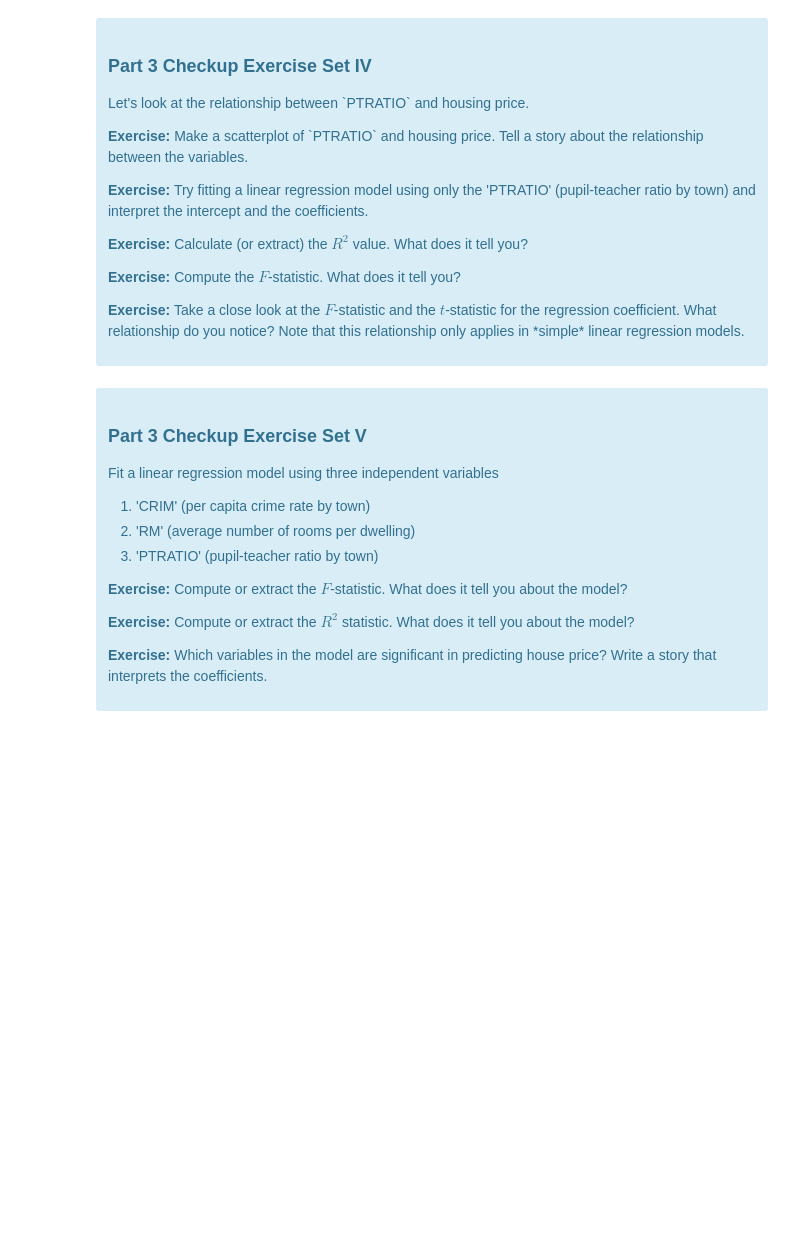
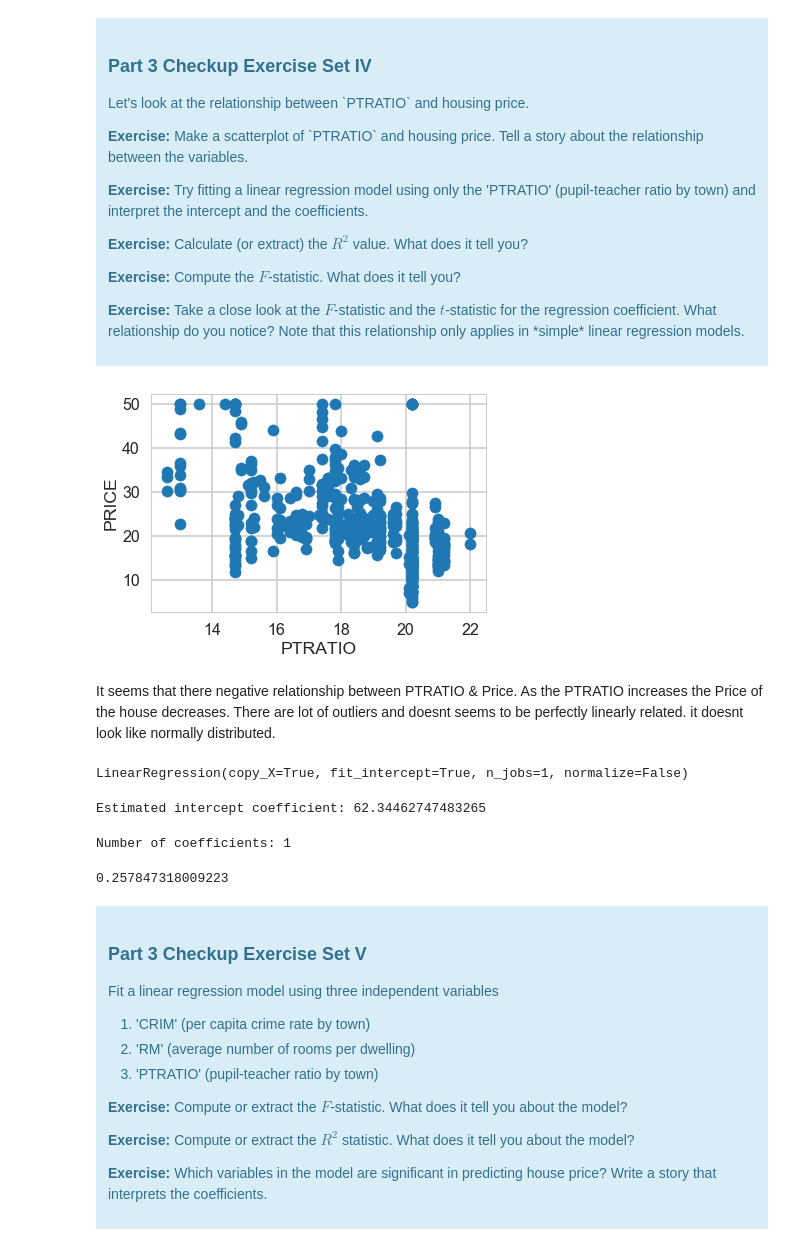
Before and after one commit to ravic1982/Springboard-Exercise, a Jupyter notebook: Mini_Project_Linear_Regression.ipynb, the cells around one changed output. Cells and saved outputs as stored; diff of their text form; code cells hidden in the pictures; blank space fills up the shorter version.

```diff
--- a/Mini_Project_Linear_Regression.ipynb
+++ b/Mini_Project_Linear_Regression.ipynb
@@ -628,3 +709,32 @@ Once we compute the $F$-statistic, we can use the $F$-distribution with $N-K$ an
+# %%
+# your turn
+plt.scatter(bos['PTRATIO'],bos['PRICE'])
+plt.xlabel('PTRATIO')
+plt.ylabel('PRICE')
+plt.show()
+# %% [output]
+[figure, added]
+# %% [markdown]
+It seems that there negative relationship between PTRATIO & Price. As the PTRATIO increases the Price of the house decreases. There are lot of outliers and doesnt seems to be perfectly linearly related. it doesnt look like normally distributed.
+# %%
+X=np.array(bos['PTRATIO'])
+X= X.reshape(-1,1)
+lm = LinearRegression()
+lm.fit(X,bos.PRICE)
+# %% [output]
+LinearRegression(copy_X=True, fit_intercept=True, n_jobs=1, normalize=False)
+# %%
+print('Estimated intercept coefficient: {}'.format(lm.intercept_))
+# %% [output]
+Estimated intercept coefficient: 62.34462747483265
+# %%
+print('Number of coefficients: {}'.format(len(lm.coef_)))
+# %% [output]
+Number of coefficients: 1
+# %%
+lm.score(X,bos['PRICE'])
+# %% [output]
+0.257847318009223
 # %% [markdown]
 <div class="span5 alert alert-info">
 <h3>Part 3 Checkup Exercise Set V</h3>
```
Also changed, not shown: parts of 25 cells of this notebook.
